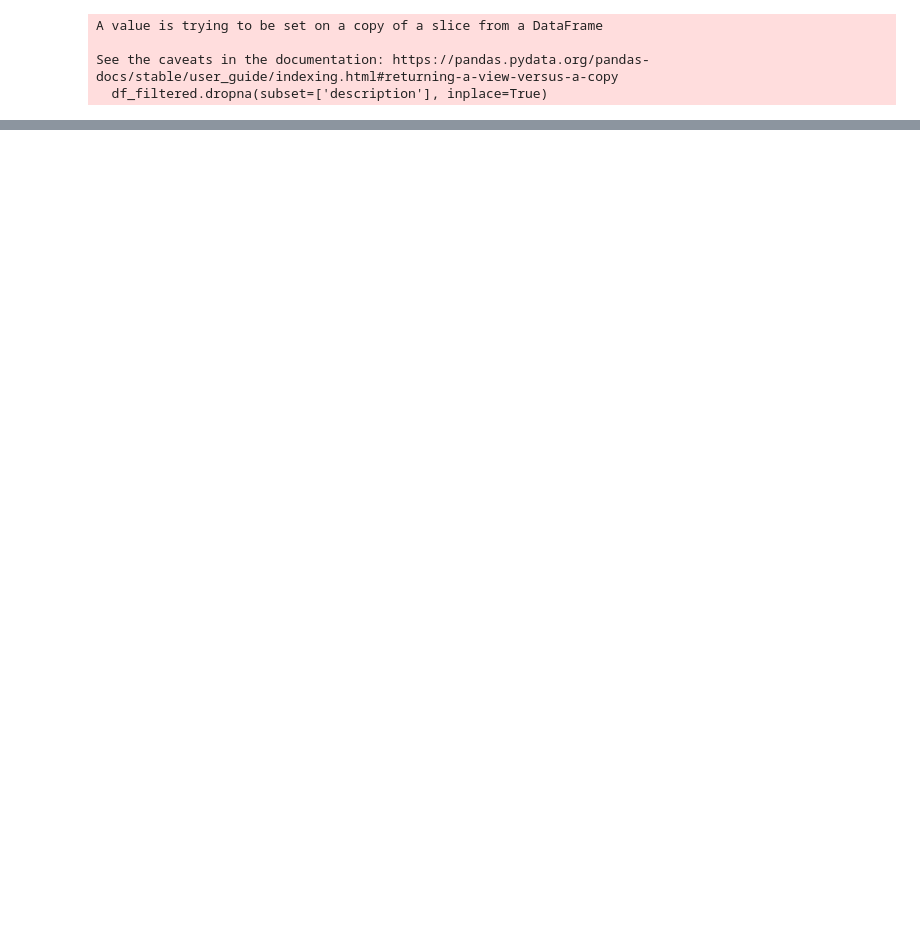
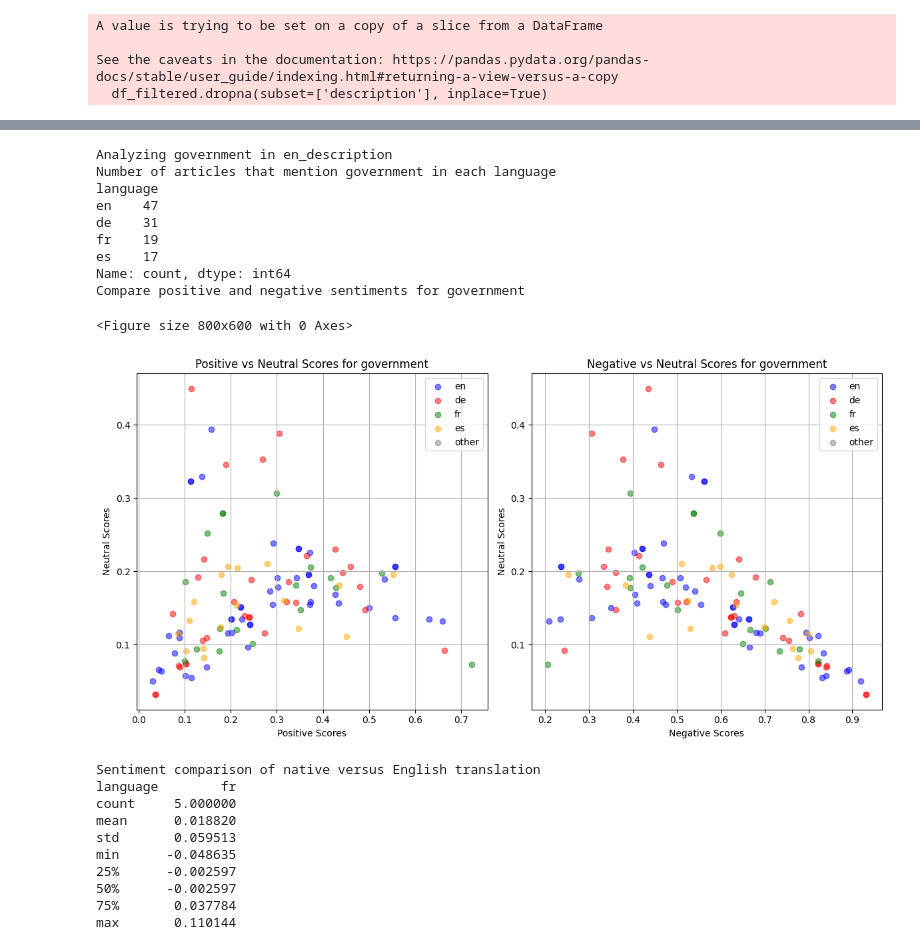
Before and after one commit to sprestrelski/multilingual-sentiment-analysis, a Jupyter notebook: project.ipynb, the cells around one changed output, grey strips where cells are left out. Drawn from its saved outputs; the diff is of its cells as text; code cells hidden in the pictures; blank space fills up the shorter version.

```diff
--- a/project.ipynb
+++ b/project.ipynb
@@ -275,0 +398,24 @@ under: 34
+# %%
+filter_to_keyword(sentiment_df, "en_description", "government", "en_desc")
+# %% [output]
+Analyzing government in en_description
+Number of articles that mention government in each language
+language
+en    47
+de    31
+fr    19
+es    17
+Name: count, dtype: int64
+Compare positive and negative sentiments for government
+<Figure size 800x600 with 0 Axes>
+[figure, added]
+Sentiment comparison of native versus English translation
+language        fr
+count     5.000000
+mean      0.018820
+std       0.059513
+min      -0.048635
+25%      -0.002597
+50%      -0.002597
+75%       0.037784
+max       0.110144
```
Also changed, not shown: parts of 33 cells of this notebook, 1 other file.
